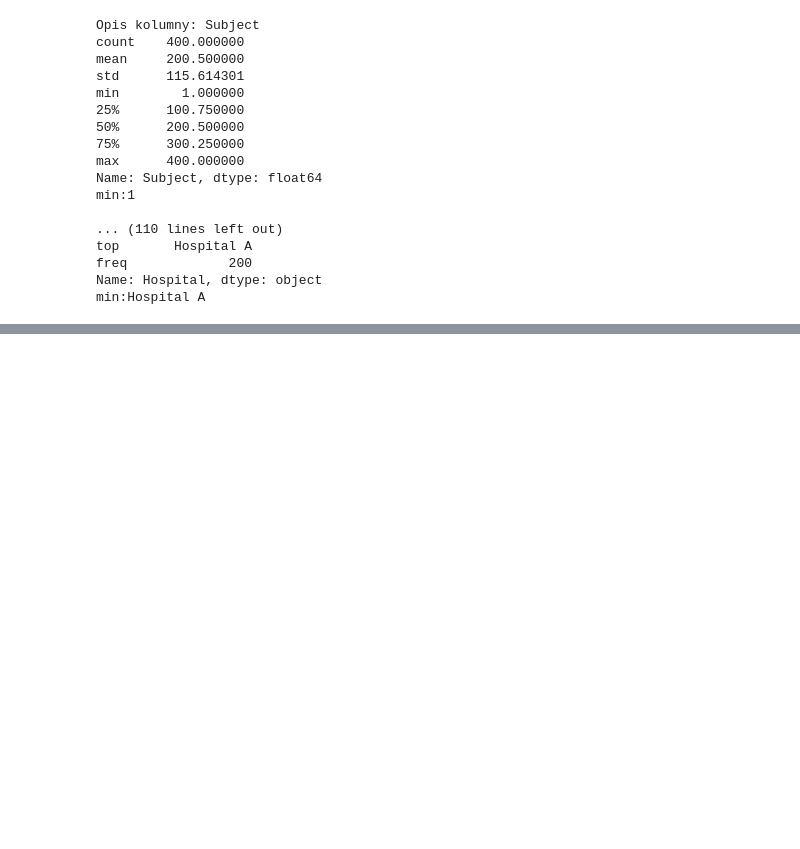
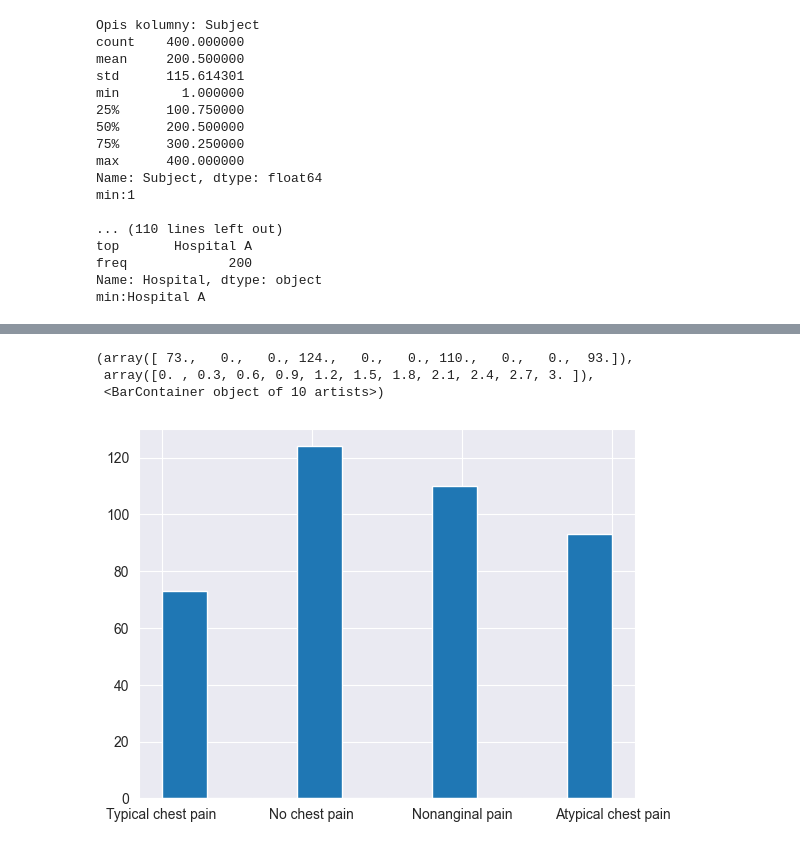
Before and after one commit to MrChazar/Clinical_Trial_Data_Analysis, a Jupyter notebook: research.ipynb, the cells around one changed output, grey strips where cells are left out. Saved outputs shown, nothing was run; the diff lists cells and outputs as text; code cells hidden in the pictures; blank space fills up the shorter version.

```diff
--- a/research.ipynb
+++ b/research.ipynb
@@ -75,0 +92,7 @@ plt.hist(data['Smoking'])
+# %%
+plt.hist(data['Chest pain symptoms'])
+# %% [output]
+(array([ 73.,   0.,   0., 124.,   0.,   0., 110.,   0.,   0.,  93.]),
+ array([0. , 0.3, 0.6, 0.9, 1.2, 1.5, 1.8, 2.1, 2.4, 2.7, 3. ]),
+ <BarContainer object of 10 artists>)
+[figure, added]
```
Also changed, not shown: parts of 33 cells of this notebook.
